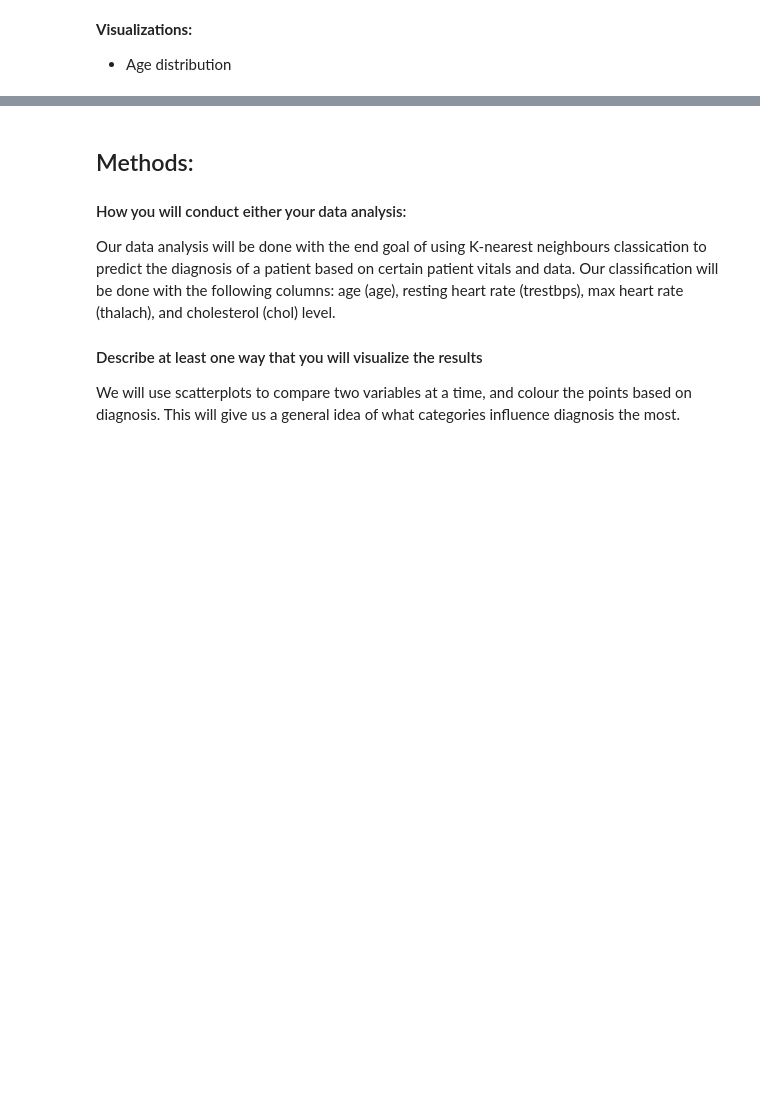
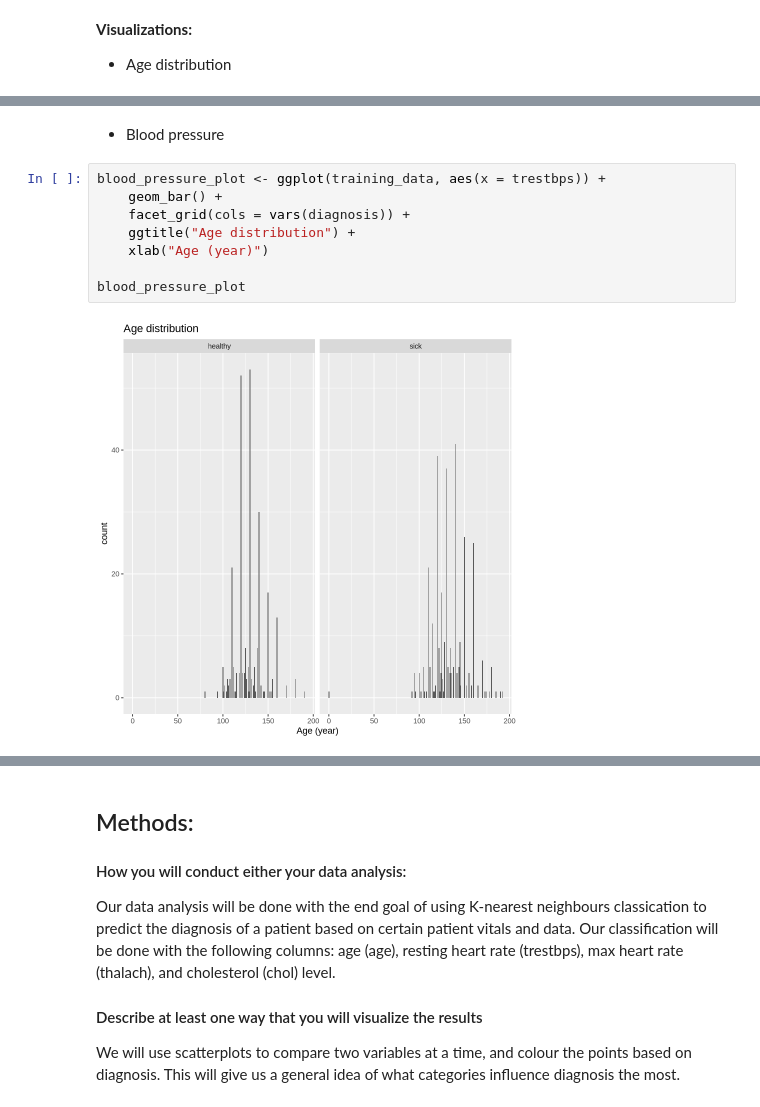
Before and after one commit to charlie-carter/dsci100project, a Jupyter notebook: proposal.ipynb, the cells around one changed output, grey strips where cells are left out. Drawn from its saved outputs; the diff is of its cells as text; blank space fills up the shorter version.

Commit message:
added some visualizations

```diff
--- a/proposal.ipynb
+++ b/proposal.ipynb
@@ -165,3 +166,15 @@ ggplot(training_data, aes(x = age)) +
 #     geom_bar()
 # %% [output]
 [figure]
+# %% [markdown]
+- Blood pressure
+# %%
+blood_pressure_plot <- ggplot(training_data, aes(x = trestbps)) +
+    geom_bar() +
+    facet_grid(cols = vars(diagnosis)) +
+    ggtitle("Age distribution") +
+    xlab("Age (year)")
+
+blood_pressure_plot
+# %% [output]
+[figure, added]
```
Also changed, not shown: parts of 12 cells of this notebook.
